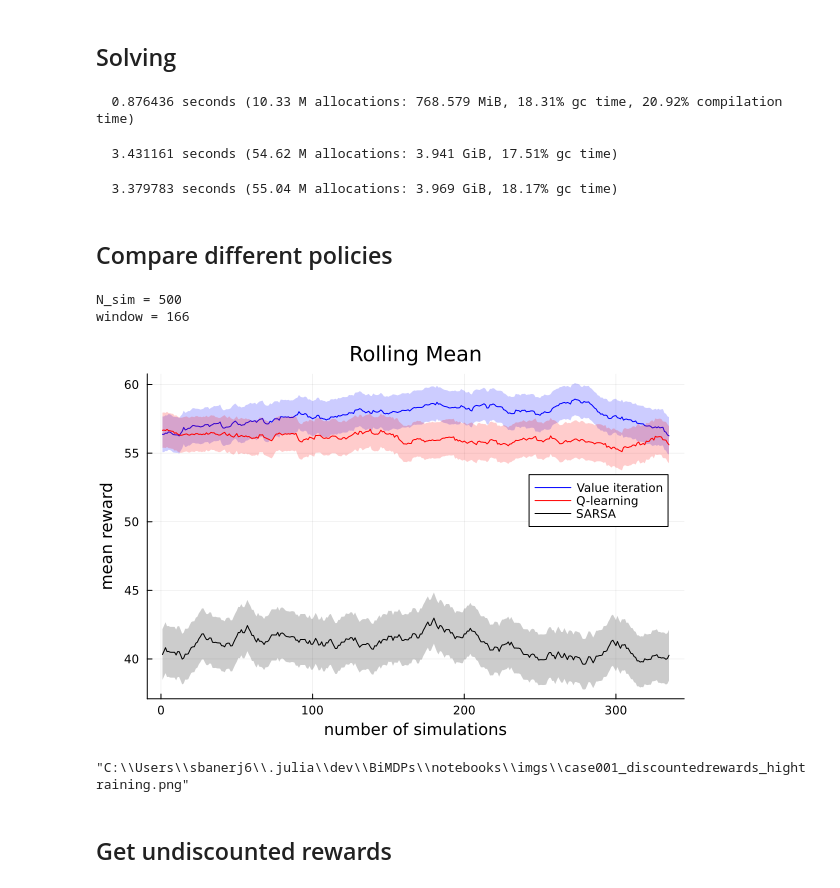
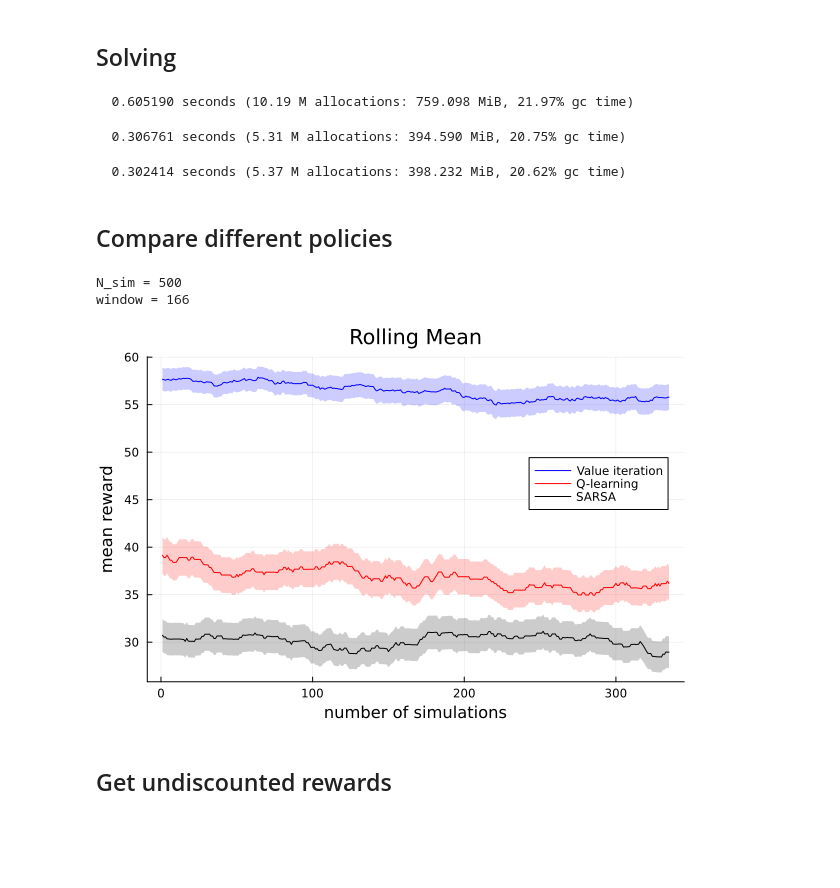
Before and after one commit to somritabanerjee/BiMDPs.jl, a Jupyter notebook: notebooks/RoverWorld.ipynb, the cells around one changed output. Drawn from its saved outputs; the diff is of its cells as text; code cells hidden in the pictures; blank space fills up the shorter version.

Commit message:
Added obstacles, re-arranged figure storage

```diff
--- a/notebooks/RoverWorld.ipynb
+++ b/notebooks/RoverWorld.ipynb
@@ -4,0 +4,2 @@ using Plots
+# %%
+dir = "case002"
@@ -5,18 +8,10 @@ using Plots
 # %%
-# rgw = RoverWorld.RoverWorldMDP(
-#     grid_size = (10,10),
-#     max_time = 20,
-#     tgts = Dict(1=>((9,2),(1,18),50),
-#                 2=>((9,8),(15,20),50)),
-#     obstacles = [((6,6), (1,20), -5)],
-#     exit_xys = []
-# )
 rgw = RoverWorld.RoverWorldMDP(
     grid_size = (10,10),
     max_time = 20,
     tgts = Dict(1=>((9,2),(1,18),50),
                 2=>((9,8),(15,20),50)),
-    obstacles = [],
+    obstacles = [((6,6), (1,20), -5)],
     exit_xys = []
 )
 # %% [output]
@@ -49,30 +39,25 @@ RoverWorld.test_state_indexing(rgw)
 # %%
 @time policy = RoverWorld.solve_using("vi", rgw, vi_max_iterations = 500);
 # %% [output]
-  0.876436 seconds (10.33 M allocations: 768.579 MiB, 18.31% gc time, 20.92% compilation time)
+  0.605190 seconds (10.19 M allocations: 759.098 MiB, 21.97% gc time)
 # %%
 @time q_learning_policy = RoverWorld.solve_using("qlearning", rgw, q_n_episodes=50000);
 # %% [output]
-  3.431161 seconds (54.62 M allocations: 3.941 GiB, 17.51% gc time)
+  0.306761 seconds (5.31 M allocations: 394.590 MiB, 20.75% gc time)
 # %%
 @time sarsa_policy = RoverWorld.solve_using("sarsa", rgw, sarsa_n_episodes=50000);
 # %% [output]
-  3.379783 seconds (55.04 M allocations: 3.969 GiB, 18.17% gc time)
+  0.302414 seconds (5.37 M allocations: 398.232 MiB, 20.62% gc time)
 # %% [markdown]
 ## Compare different policies
 # %%
 results = RoverWorld.run_simulation(rgw, policy, q_learning_policy, sarsa_policy; N_sim = 500);
 # %%
-plt = RoverWorld.plot_simulation_results(results)
+plt = RoverWorld.plot_simulation_results(results; dir = dir, fname = "discountedrewards_hightraining")
 # %% [output]
 N_sim = 500
 window = 166
-[figure, old version]
+[figure, new version]
-# %%
-!isdir("imgs") && mkdir("imgs") # create "imgs" directory
-savefig(plt, "imgs/case001_discountedrewards_hightraining")
-# %% [output]
-"C:\\Users\\sbanerj6\\.julia\\dev\\BiMDPs\\notebooks\\imgs\\case001_discountedrewards_hightraining.png"
 # %% [markdown]
 ## Get undiscounted rewards
 # %%
```
Also changed, not shown: parts of 18 cells of this notebook, 28 other files.
